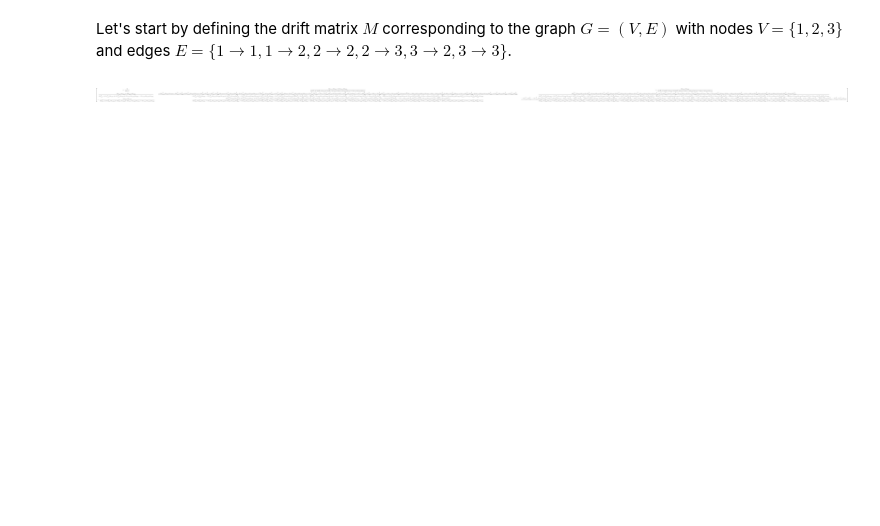
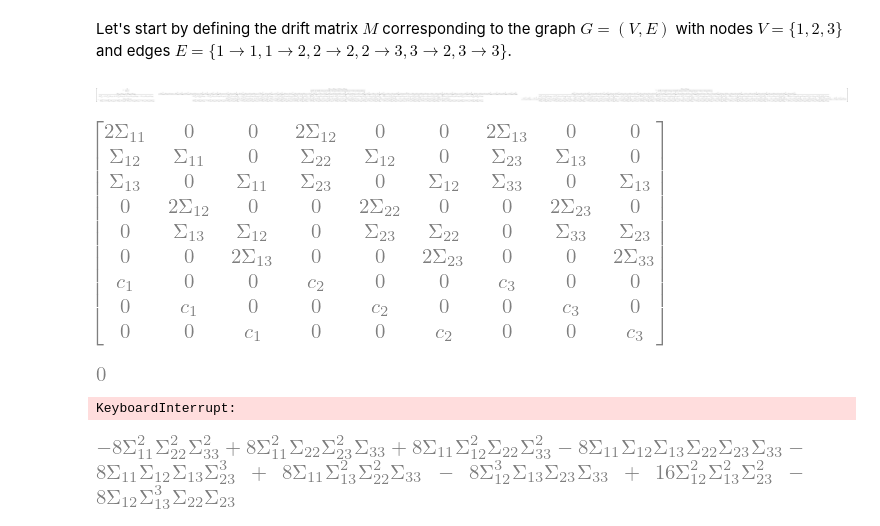
Before and after one commit to eva-resch/tum_masterthesis, a Jupyter notebook: example_gen.ipynb, the cells around one changed output. Saved outputs shown, nothing was run; the diff lists cells and outputs as text; code cells hidden in the pictures; blank space fills up the shorter version.

```diff
--- a/example_gen.ipynb
+++ b/example_gen.ipynb
@@ -157,3 +189,46 @@ cov = solve_lyapunov(M, C, p)
 cov
 # %% [output]
 [figure]
+# %%
+sigma11 = symbols('Sigma11')
+sigma12 = symbols('Sigma12')
+sigma13 = symbols('Sigma13')
+sigma22 = symbols('Sigma22')
+sigma23 = symbols('Sigma23')
+sigma33 = symbols('Sigma33')
+c1 = symbols('c1')
+c2 = symbols('c2')
+c3 = symbols('c3')
+
+# substitute = {m12: 0, m31: 0}
+
+M = Matrix([[2*sigma11, 0, 0, 2*sigma12, 0, 0, 2*sigma13, 0, 0],
+            [sigma12, sigma11, 0, sigma22, sigma12, 0, sigma23, sigma13, 0],
+            [sigma13, 0, sigma11, sigma23, 0, sigma12, sigma33, 0, sigma13],
+            [0, 2*sigma12, 0, 0, 2*sigma22, 0, 0, 2*sigma23, 0],
+            [0, sigma13, sigma12, 0, sigma23, sigma22, 0, sigma33, sigma23],
+            [0, 0, 2*sigma13, 0, 0, 2*sigma23, 0, 0, 2*sigma33],
+            [c1, 0, 0, c2, 0, 0, c3, 0, 0],
+            [0, c1, 0, 0, c2, 0, 0, c3, 0],
+            [0, 0, c1, 0, 0, c2, 0, 0, c3]])
+M
+# %% [output]
+[figure, added]
+# %%
+det(M)
+# %% [output]
+[figure, added]
+# %%
+M.nullspace()
+# %% [output]
+KeyboardInterrupt:
+# %%
+M = Matrix([[2*sigma11, 0, 2*sigma12, 0, 0, 0],
+            [sigma12, 0, sigma22, sigma12, sigma13, 0],
+            [sigma13, sigma11, sigma23, 0, 0, sigma13],
+            [0, 0, 0, 2*sigma22, 2*sigma23, 0],
+            [0, sigma12, 0, sigma23, sigma33, sigma23],
+            [0, 2*sigma13, 0, 0, 0, 2*sigma33]])
+det(M)
+# %% [output]
+[figure, added]
```
Also changed, not shown: parts of 14 cells of this notebook.
